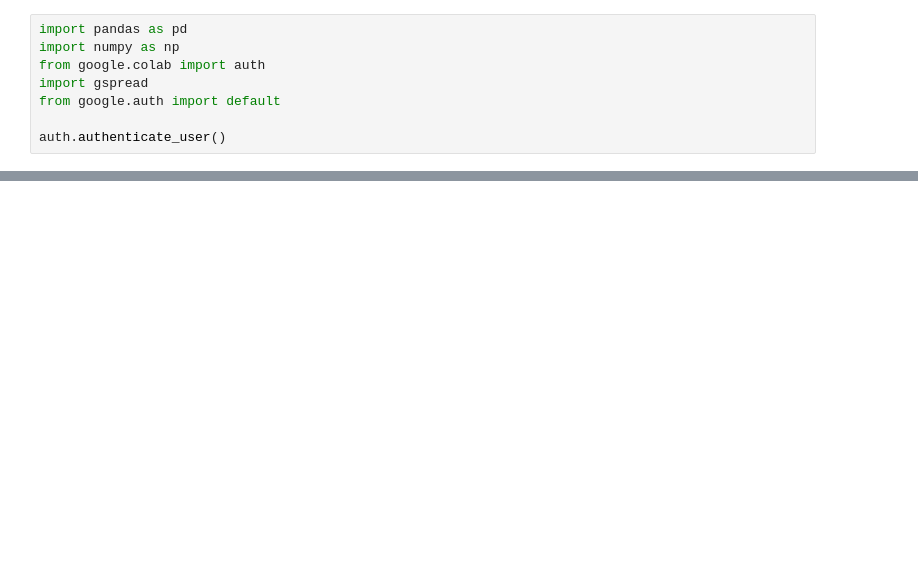
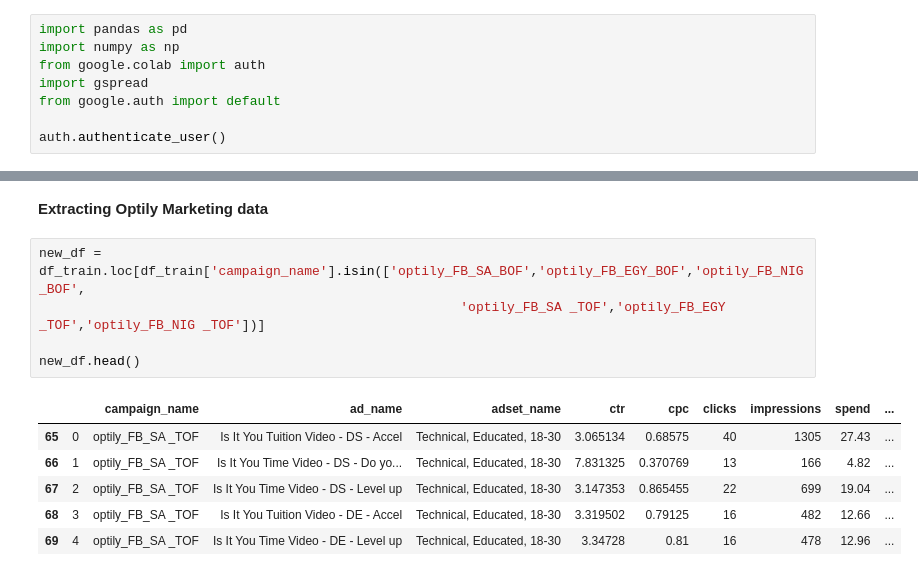
Before and after one commit to Nokulunga77/Marketing, a Jupyter notebook: Get_Data_Into_Python.ipynb, the cells around one changed output, grey strips where cells are left out. Saved outputs shown, nothing was run; the diff lists cells and outputs as text; blank space fills up the shorter version.

```diff
--- a/Get_Data_Into_Python.ipynb
+++ b/Get_Data_Into_Python.ipynb
@@ -38,0 +41,14 @@ pd.DataFrame.from_records(rows)
+# %% [markdown]
+**Extracting Optily Marketing data**
+# %%
+new_df = df_train.loc[df_train['campaign_name'].isin(['optily_FB_SA_BOF','optily_FB_EGY_BOF','optily_FB_NIG_BOF',
+                                                      'optily_FB_SA _TOF','optily_FB_EGY _TOF','optily_FB_NIG _TOF'])]
+
+new_df.head()
+# %% [output]
+|  |  | campaign_name | ad_name | adset_name | ctr | cpc | clicks | impressions | spend | ... |
+| 65 | 0 | optily_FB_SA _TOF | Is It You Tuition Video - DS - Accel | Technical, Educated, 18-30 | 3.065134 | 0.68575 | 40 | 1305 | 27.43 | ... |
+| 66 | 1 | optily_FB_SA _TOF | Is It You Time Video - DS - Do yo... | Technical, Educated, 18-30 | 7.831325 | 0.370769 | 13 | 166 | 4.82 | ... |
+| 67 | 2 | optily_FB_SA _TOF | Is It You Time Video - DS - Level up | Technical, Educated, 18-30 | 3.147353 | 0.865455 | 22 | 699 | 19.04 | ... |
+| 68 | 3 | optily_FB_SA _TOF | Is It You Tuition Video - DE - Accel | Technical, Educated, 18-30 | 3.319502 | 0.79125 | 16 | 482 | 12.66 | ... |
+| 69 | 4 | optily_FB_SA _TOF | Is It You Time Video - DE - Level up | Technical, Educated, 18-30 | 3.34728 | 0.81 | 16 | 478 | 12.96 | ... |
```
Also changed, not shown: parts of 16 cells of this notebook.
